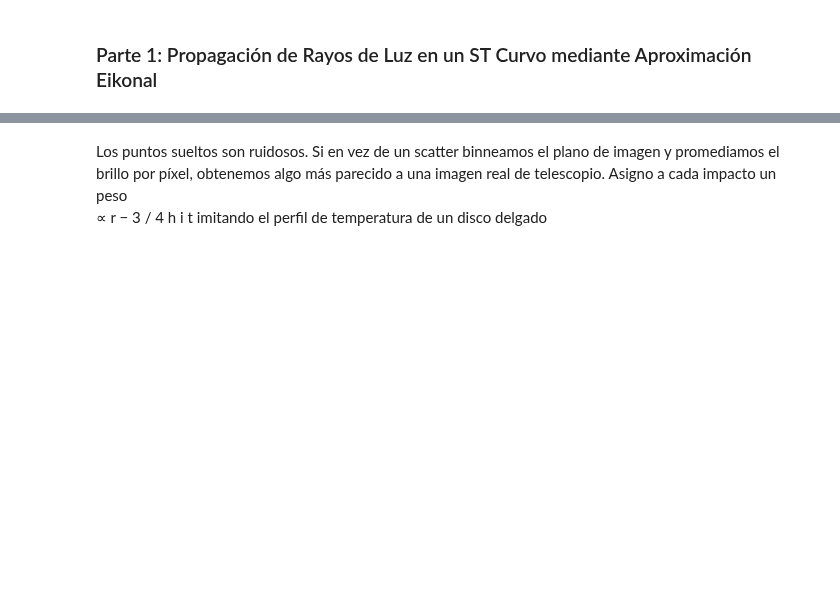
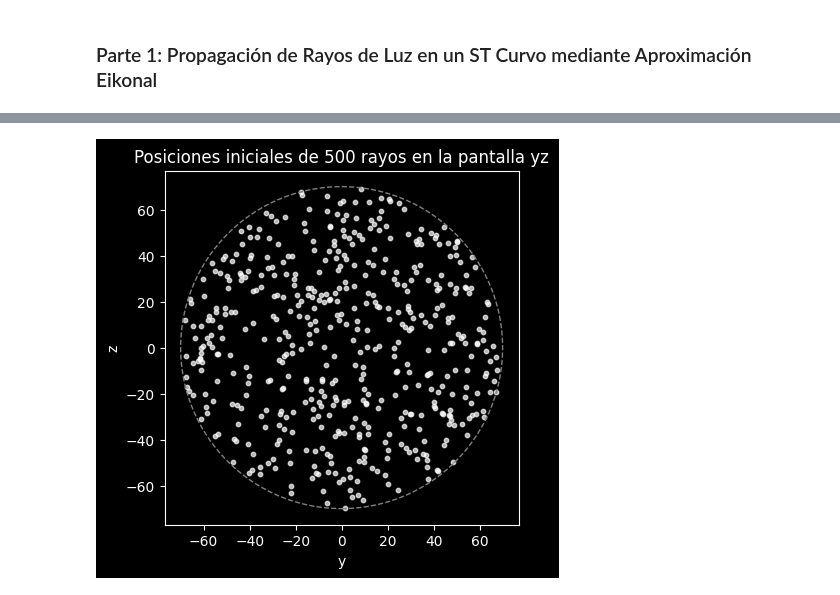
Before and after one commit to soleildayana/Modern-Astrophysics, a Jupyter notebook: BlackHoleSilhouette_RaysTracing.ipynb, the cells around one changed output, grey strips where cells are left out. Saved outputs shown, nothing was run; the diff lists cells and outputs as text; code cells hidden in the pictures; blank space fills up the shorter version.

```diff
--- a/BlackHoleSilhouette_RaysTracing.ipynb
+++ b/BlackHoleSilhouette_RaysTracing.ipynb
@@ -227,23 +33,0 @@ Empezamos por generar 5000 posiciones arbitrarias iniciales distribuidas unifrom
-# %%
-Nd = 5000  # Número de puntos para el disco
-R_int = 15   # Radio interno del anillo
-R_ext = 50  # Radio externo del anillo
-
-# Generar ángulos theta uniformemente en [0, 2*pi)
-theta_disk = np.random.uniform(0, 2 * np.pi, Nd)
-
-# Generar radios r para una distribución uniforme en el área del anillo
-# Para una distribución uniforme en el área, r^2 debe ser uniforme
-# entre R_int^2 y R_ext^2.
-# r_squared = R_int^2 + u * (R_ext^2 - R_int^2), donde u es uniforme en [0, 1]
-u = np.random.uniform(0, 1, Nd)
-r_squared = R_int**2 + u * (R_ext**2 - R_int**2)
-r_disk = np.sqrt(r_squared)
-
-# Convertir coordenadas polares (r_disk, theta_disk) a cartesianas (x_disk, y_disk)
-x_disk = r_disk * np.cos(theta_disk)
-y_disk = r_disk * np.sin(theta_disk)
-
-print(f"Se generaron {Nd} puntos distribuidos en un anillo.")
-print(f"Primeras 5 posiciones x_disk: {x_disk[:5]}")
-print(f"Primeras 5 posiciones y_disk: {y_disk[:5]}")
@@ -550,12 +34,24 @@ N=15000, inclinación=70 grados: impactos=7436, capturados=4101 (27.3%)
-# %% [markdown]
-Los puntos sueltos son ruidosos. Si en vez de un scatter binneamos el plano de imagen y promediamos el brillo por píxel, obtenemos algo más parecido a una imagen real de telescopio. Asigno a cada impacto un peso
-∝
-r
-−
-3
-/
-4
-h
-i
-t
-  imitando el perfil de temperatura de un disco delgado
+# %%
+def uniform_points(n_points, r_outer, r_inner=0.0, rng=rng):
+    """Genera n_points distribuidos uniformemente en área dentro de un anillo
+    [r_inner, r_outer] (r_inner=0 da un círculo completo). Devuelve (r, theta)."""
+    u = rng.uniform(0, 1, n_points)
+    r = np.sqrt(r_inner**2 + u * (r_outer**2 - r_inner**2))
+    theta = rng.uniform(0, 2 * np.pi, n_points)
+    return r, theta
+# %%
+N, R = 500, 70 # Número de puntos y Radio
+
+r0, theta0 = uniform_points(N, r_outer=R)
+y0, z0 = r0 * np.sin(theta0), r0 * np.cos(theta0)  # cilíndricas -> cartesianas
+# %%
+fig, ax = plt.subplots(figsize=(4.6, 4.6))
+ax.scatter(y0, z0, s=10, c="white", alpha=0.7)
+ax.add_patch(plt.Circle((0, 0), R, fill=False, ls="--", color="gray")) # Radio punteado
+ax.set_xlabel("y")
+ax.set_ylabel("z")
+ax.set_aspect("equal")
+ax.set_title(f"Posiciones iniciales de {N} rayos en la pantalla yz")
+plt.show()
+# %% [output]
+[figure, added]
```
Also changed, not shown: parts of 54 cells of this notebook.
